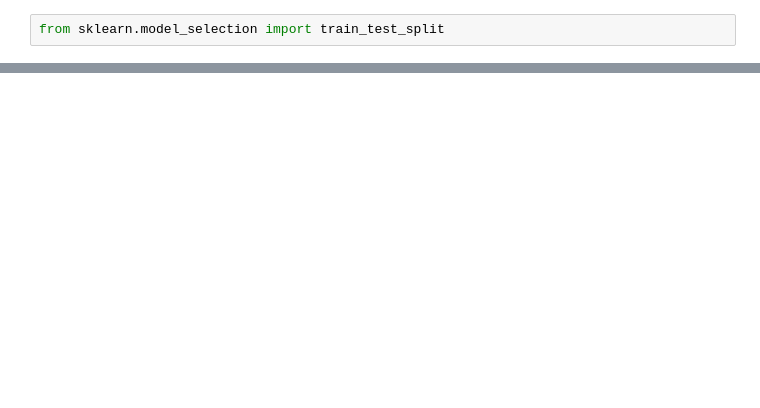
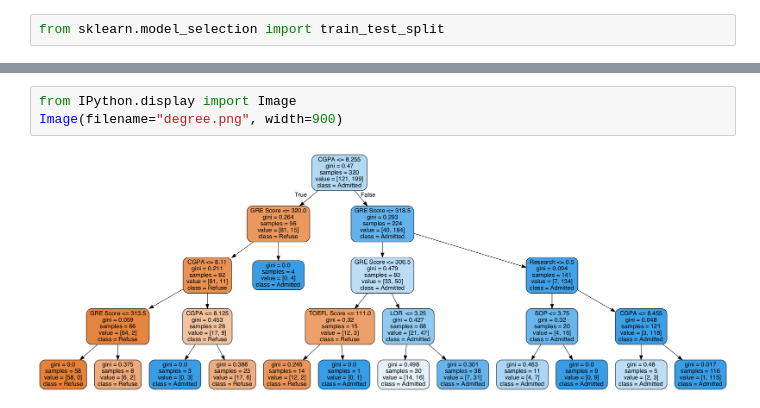
Before and after one commit to dsei210s19-applied-ml-and-dm/ClassificationAssignment, a Jupyter notebook: ClassificationAssignment.ipynb, the cells around one changed output, grey strips where cells are left out. Drawn from its saved outputs; the diff is of its cells as text; blank space fills up the shorter version.

```diff
--- a/ClassificationAssignment.ipynb
+++ b/ClassificationAssignment.ipynb
@@ -140,0 +187,5 @@ train_X, traintrain_test_split
+# %%
+from IPython.display import Image
+Image(filename="degree.png", width=900)
+# %% [output]
+[figure, added]
```
Also changed, not shown: parts of 16 cells of this notebook, 1 other file.
